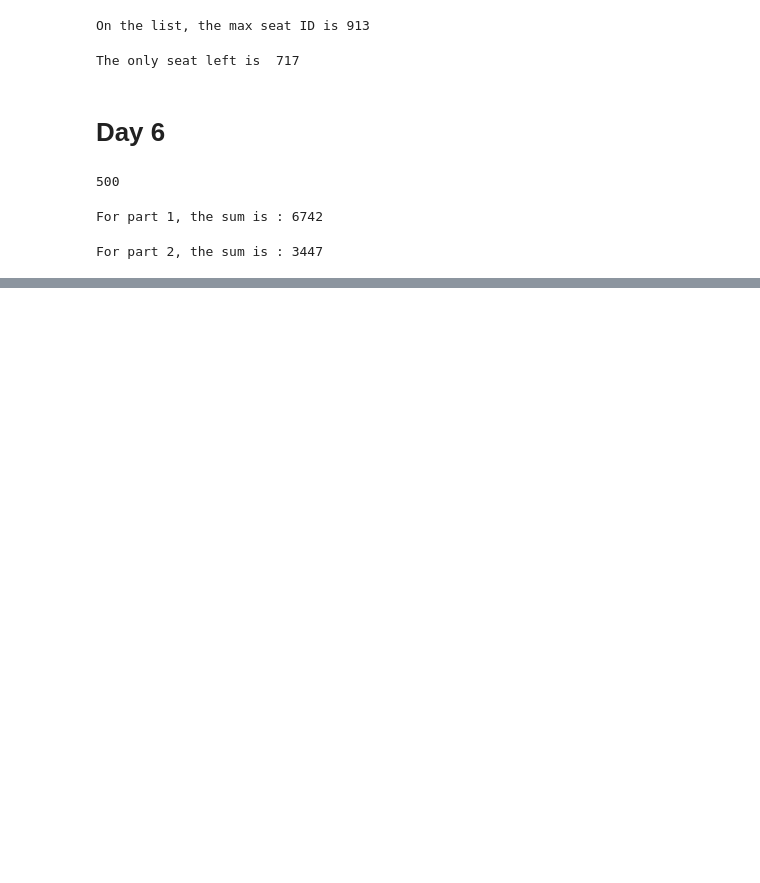
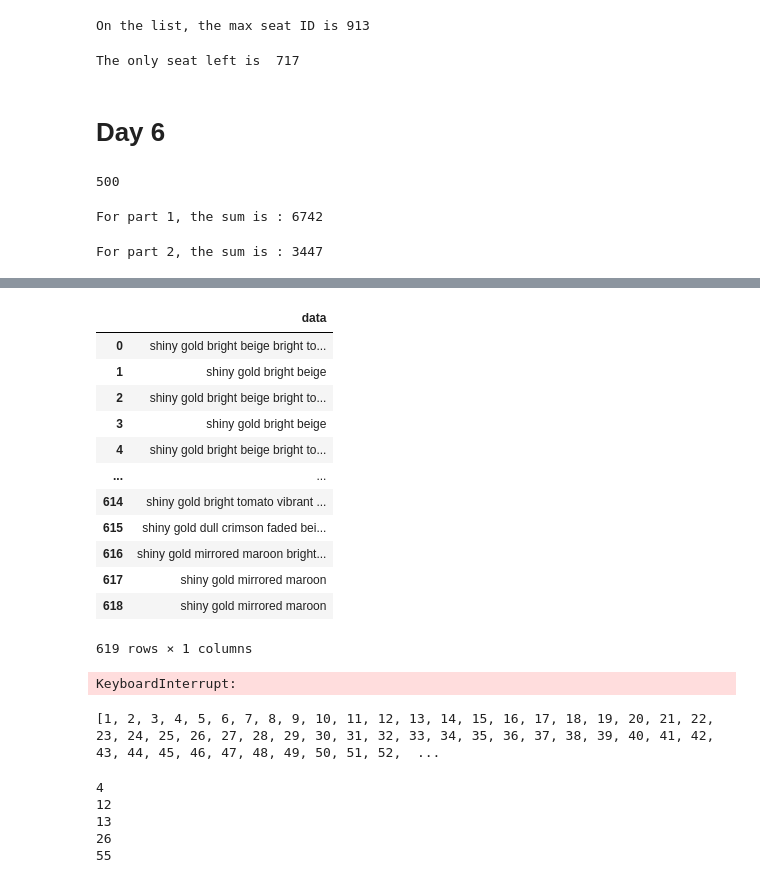
Before and after one commit to Jeremynadal33/adventofcode2020, a Jupyter notebook: adventofcode2020.ipynb, the cells around one changed output, grey strips where cells are left out. Saved outputs shown, nothing was run; the diff lists cells and outputs as text; code cells hidden in the pictures; blank space fills up the shorter version.

```diff
--- a/adventofcode2020.ipynb
+++ b/adventofcode2020.ipynb
@@ -377,0 +638,4 @@ For part 2, the sum is : 3447
+# %%
+doubled = doubled_paths(paths)
+for i in range(len(doubled)):
+    print(doubled[i],'\n----------------\n')
@@ -377,0 +660,3 @@ For part 2, the sum is : 3447
+# %%
+doubled = np.unique(doubled)
+print(doubled)
@@ -377,0 +681,64 @@ For part 2, the sum is : 3447
+# %%
+test = []
+
+for i in range(len(doubled)):
+    to_append = ''
+    for j in range(len(doubled[i])):
+        to_append += doubled[i][j]+' '
+    to_append = to_append[:-1]
+    test.append(to_append)
+# %%
+test = pd.DataFrame(test,columns=['data'])
+test
+# %% [output]
+|  | data |
+| 0 | shiny gold bright beige bright to... |
+| 1 | shiny gold bright beige |
+| 2 | shiny gold bright beige bright to... |
+| 3 | shiny gold bright beige |
+| 4 | shiny gold bright beige bright to... |
+| ... | ... |
+| 614 | shiny gold bright tomato vibrant ... |
+| 615 | shiny gold dull crimson faded bei... |
+| 616 | shiny gold mirrored maroon bright... |
+| 617 | shiny gold mirrored maroon |
+| 618 | shiny gold mirrored maroon |
+619 rows × 1 columns
+# %%
+to_drop = []
+index = test.index
+for ind in range(len(index)):
+    for ind2 in range(ind,len(index)):
+        #print(ind,ind2)
+        if test.loc[index[ind]][0] in test.loc[index[ind2]][0] :
+            if index[ind] not in to_drop : to_drop.append(index[ind])
+                #print()
+# %% [output]
+KeyboardInterrupt:
+# %%
+print(to_drop)
+# %% [output]
+[1, 2, 3, 4, 5, 6, 7, 8, 9, 10, 11, 12, 13, 14, 15, 16, 17, 18, 19, 20, 21, 22, 23, 24, 25, 26, 27, 28, 29, 30, 31, 32, 33, 34, 35, 36, 37, 38, 39, 40, 41, 42, 43, 44, 45, 46, 47, 48, 49, 50, 51, 52,  ...
+# %%
+path = 0
+summ = 0
+for path in paths:
+    summ += path_to_number_of_bags(G,path)
+    print( path_to_number_of_bags(G,path) )
+
+print(summ)
+
+def ugly_trick(graph, paths):
+    delt = []
+    sous = 0
+    for path in paths :
+        if path[1] not in delt :
+            sous += int(graph.get_edge_data(path[0],path[1],'weight')['weight'])
+            delt.append(path[1])
+    return sous
+# %% [output]
+4
+12
+13
+26
+55
```
Also changed, not shown: parts of 28 cells of this notebook, 4 other files.
